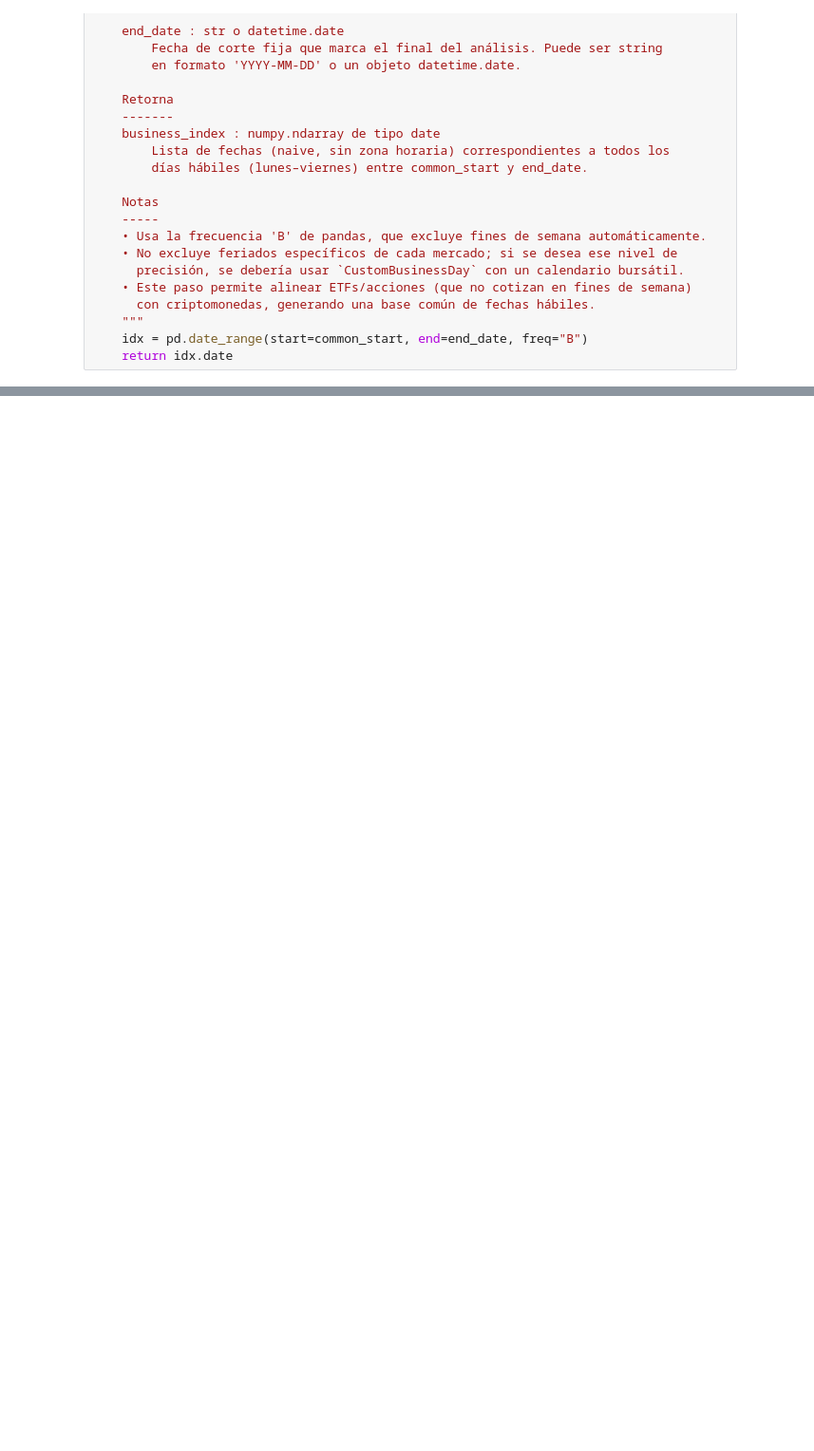
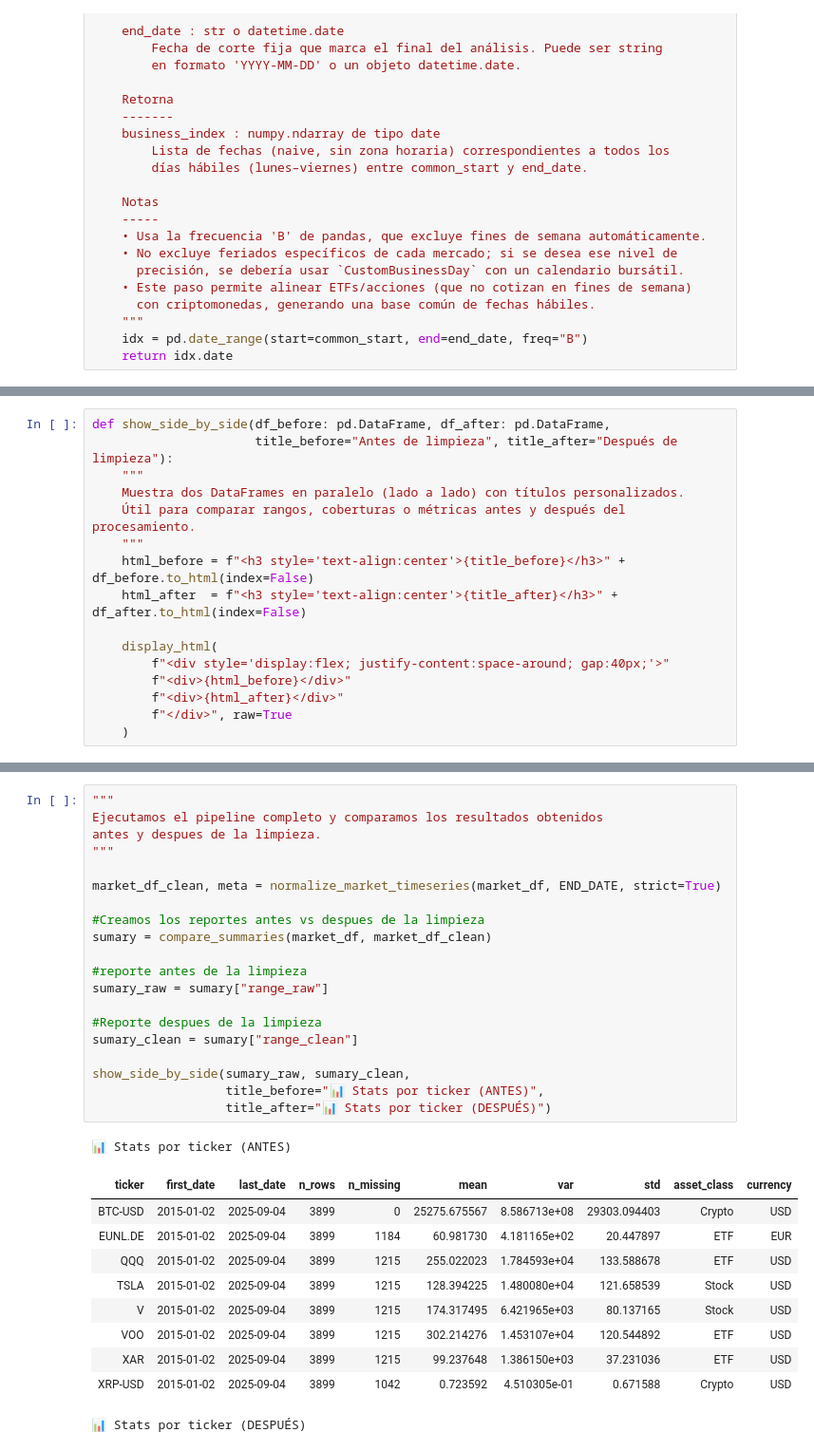
Before and after one commit to DidierAgamez/EduFinance_Simulator, a Jupyter notebook: Proyecto_MR_EDUFinance.ipynb, the cells around one changed output, grey strips where cells are left out. Shown at 95% size. Cells and saved outputs as stored; diff of their text form; blank space fills up the shorter version.

```diff
--- a/Proyecto_MR_EDUFinance.ipynb
+++ b/Proyecto_MR_EDUFinance.ipynb
@@ -999,0 +1455,16 @@ plt.show()
+# %%
+def show_side_by_side(df_before: pd.DataFrame, df_after: pd.DataFrame,
+                      title_before="Antes de limpieza", title_after="Después de limpieza"):
+    """
+    Muestra dos DataFrames en paralelo (lado a lado) con títulos personalizados.
+    Útil para comparar rangos, coberturas o métricas antes y después del procesamiento.
+    """
+    html_before = f"<h3 style='text-align:center'>{title_before}</h3>" + df_before.to_html(index=False)
+    html_after  = f"<h3 style='text-align:center'>{title_after}</h3>" + df_after.to_html(index=False)
+
+    display_html(
+        f"<div style='display:flex; justify-content:space-around; gap:40px;'>"
+        f"<div>{html_before}</div>"
+        f"<div>{html_after}</div>"
+        f"</div>", raw=True
+    )
@@ -999,0 +1503,32 @@ plt.show()
+# %%
+"""
+Ejecutamos el pipeline completo y comparamos los resultados obtenidos
+antes y despues de la limpieza.
+"""
+
+market_df_clean, meta = normalize_market_timeseries(market_df, END_DATE, strict=True)
+
+#Creamos los reportes antes vs despues de la limpieza
+sumary = compare_summaries(market_df, market_df_clean)
+
+#reporte antes de la limpieza
+sumary_raw = sumary["range_raw"]
+
+#Reporte despues de la limpieza
+sumary_clean = sumary["range_clean"]
+
+show_side_by_side(sumary_raw, sumary_clean,
+                  title_before="📊 Stats por ticker (ANTES)",
+                  title_after="📊 Stats por ticker (DESPUÉS)")
+# %% [output]
+📊 Stats por ticker (ANTES)
+| ticker | first_date | last_date | n_rows | n_missing | mean | var | std | asset_class | currency |
+| BTC-USD | 2015-01-02 | 2025-09-04 | 3899 | 0 | 25275.675567 | 8.586713e+08 | 29303.094403 | Crypto | USD |
+| EUNL.DE | 2015-01-02 | 2025-09-04 | 3899 | 1184 | 60.981730 | 4.181165e+02 | 20.447897 | ETF | EUR |
+| QQQ | 2015-01-02 | 2025-09-04 | 3899 | 1215 | 255.022023 | 1.784593e+04 | 133.588678 | ETF | USD |
+| TSLA | 2015-01-02 | 2025-09-04 | 3899 | 1215 | 128.394225 | 1.480080e+04 | 121.658539 | Stock | USD |
+| V | 2015-01-02 | 2025-09-04 | 3899 | 1215 | 174.317495 | 6.421965e+03 | 80.137165 | Stock | USD |
+| VOO | 2015-01-02 | 2025-09-04 | 3899 | 1215 | 302.214276 | 1.453107e+04 | 120.544892 | ETF | USD |
+| XAR | 2015-01-02 | 2025-09-04 | 3899 | 1215 | 99.237648 | 1.386150e+03 | 37.231036 | ETF | USD |
+| XRP-USD | 2015-01-02 | 2025-09-04 | 3899 | 1042 | 0.723592 | 4.510305e-01 | 0.671588 | Crypto | USD |
+📊 Stats por ticker (DESPUÉS)
```
Also changed, not shown: parts of 49 cells of this notebook.
